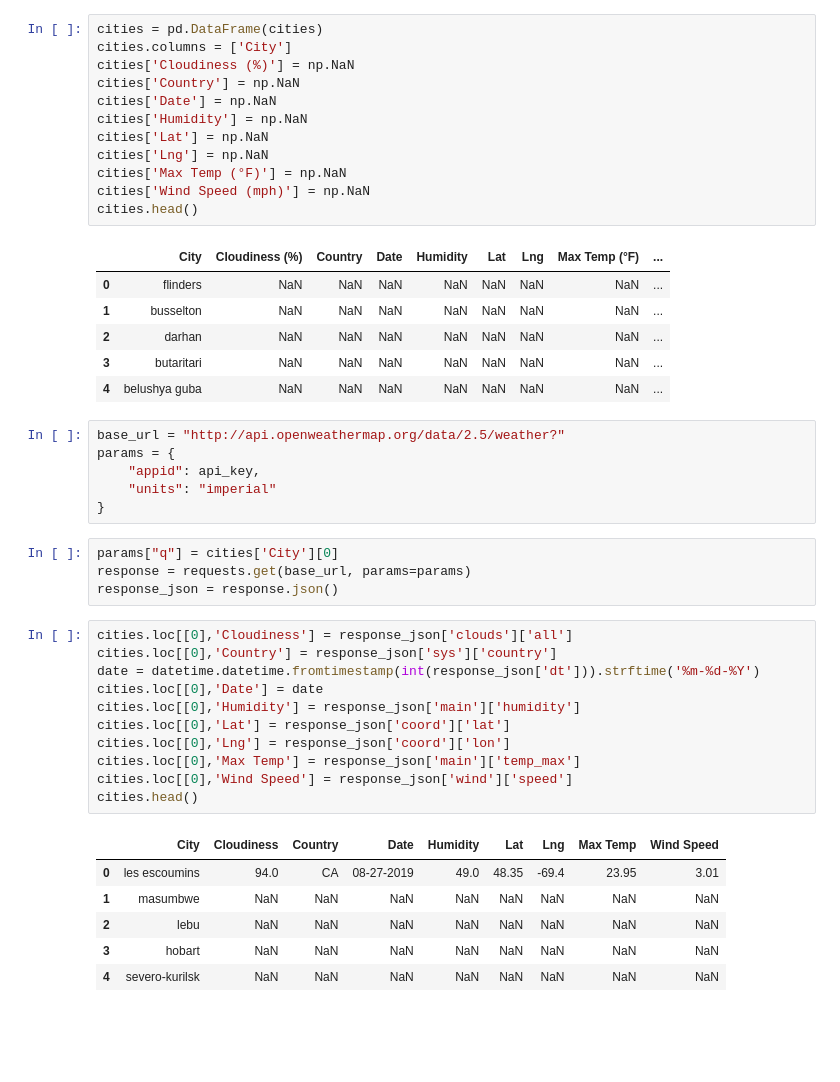
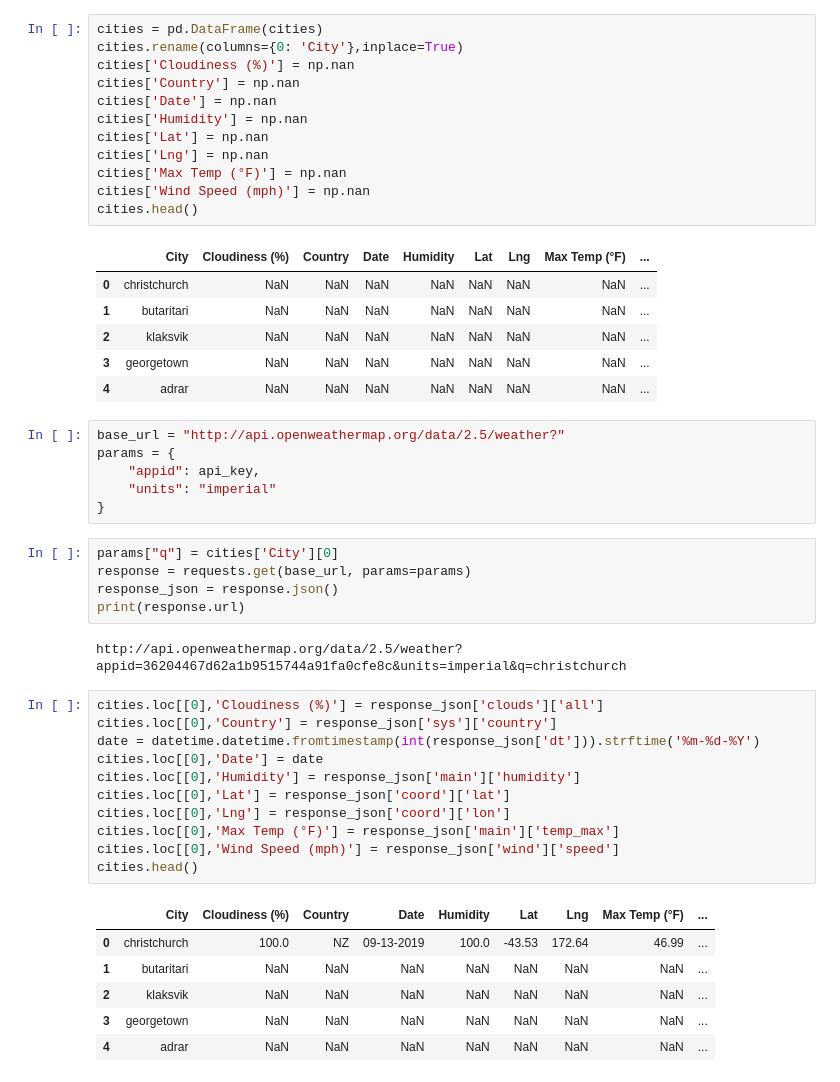
Before and after one commit to scross7/python-api-challenge, a Jupyter notebook: WeatherPy.ipynb, the cells around one changed output. Saved outputs shown, nothing was run; the diff lists cells and outputs as text; blank space fills up the shorter version.

```diff
--- a/WeatherPy.ipynb
+++ b/WeatherPy.ipynb
@@ -48,22 +46,22 @@ len(cities)
 # %%
 cities = pd.DataFrame(cities)
-cities.columns = ['City']
-cities['Cloudiness (%)'] = np.NaN
-cities['Country'] = np.NaN
-cities['Date'] = np.NaN
-cities['Humidity'] = np.NaN
-cities['Lat'] = np.NaN
-cities['Lng'] = np.NaN
-cities['Max Temp (°F)'] = np.NaN
-cities['Wind Speed (mph)'] = np.NaN
+cities.rename(columns={0: 'City'},inplace=True)
+cities['Cloudiness (%)'] = np.nan
+cities['Country'] = np.nan
+cities['Date'] = np.nan
+cities['Humidity'] = np.nan
+cities['Lat'] = np.nan
+cities['Lng'] = np.nan
+cities['Max Temp (°F)'] = np.nan
+cities['Wind Speed (mph)'] = np.nan
 cities.head()
 # %% [output]
 |  | City | Cloudiness (%) | Country | Date | Humidity | Lat | Lng | Max Temp (°F) | ... |
-| 0 | flinders | NaN | NaN | NaN | NaN | NaN | NaN | NaN | ... |
-| 1 | busselton | NaN | NaN | NaN | NaN | NaN | NaN | NaN | ... |
-| 2 | darhan | NaN | NaN | NaN | NaN | NaN | NaN | NaN | ... |
-| 3 | butaritari | NaN | NaN | NaN | NaN | NaN | NaN | NaN | ... |
-| 4 | belushya guba | NaN | NaN | NaN | NaN | NaN | NaN | NaN | ... |
+| 0 | christchurch | NaN | NaN | NaN | NaN | NaN | NaN | NaN | ... |
+| 1 | butaritari | NaN | NaN | NaN | NaN | NaN | NaN | NaN | ... |
+| 2 | klaksvik | NaN | NaN | NaN | NaN | NaN | NaN | NaN | ... |
+| 3 | georgetown | NaN | NaN | NaN | NaN | NaN | NaN | NaN | ... |
+| 4 | adrar | NaN | NaN | NaN | NaN | NaN | NaN | NaN | ... |
 # %%
 base_url = "http://api.openweathermap.org/data/2.5/weather?"
 params = {
@@ -74,22 +72,25 @@ params = {
 params["q"] = cities['City'][0]
 response = requests.get(base_url, params=params)
 response_json = response.json()
+print(response.url)
+# %% [output]
+http://api.openweathermap.org/data/2.5/weather?appid=36204467d62a1b9515744a91fa0cfe8c&units=imperial&q=christchurch
 # %%
-cities.loc[[0],'Cloudiness'] = response_json['clouds']['all']
+cities.loc[[0],'Cloudiness (%)'] = response_json['clouds']['all']
 cities.loc[[0],'Country'] = response_json['sys']['country']
 date = datetime.datetime.fromtimestamp(int(response_json['dt'])).strftime('%m-%d-%Y')
 cities.loc[[0],'Date'] = date
 cities.loc[[0],'Humidity'] = response_json['main']['humidity']
 cities.loc[[0],'Lat'] = response_json['coord']['lat']
 cities.loc[[0],'Lng'] = response_json['coord']['lon']
-cities.loc[[0],'Max Temp'] = response_json['main']['temp_max']
-cities.loc[[0],'Wind Speed'] = response_json['wind']['speed']
+cities.loc[[0],'Max Temp (°F)'] = response_json['main']['temp_max']
+cities.loc[[0],'Wind Speed (mph)'] = response_json['wind']['speed']
 cities.head()
 # %% [output]
-|  | City | Cloudiness | Country | Date | Humidity | Lat | Lng | Max Temp | Wind Speed |
-| 0 | les escoumins | 94.0 | CA | 08-27-2019 | 49.0 | 48.35 | -69.4 | 23.95 | 3.01 |
-| 1 | masumbwe | NaN | NaN | NaN | NaN | NaN | NaN | NaN | NaN |
-| 2 | lebu | NaN | NaN | NaN | NaN | NaN | NaN | NaN | NaN |
-| 3 | hobart | NaN | NaN | NaN | NaN | NaN | NaN | NaN | NaN |
-| 4 | severo-kurilsk | NaN | NaN | NaN | NaN | NaN | NaN | NaN | NaN |
+|  | City | Cloudiness (%) | Country | Date | Humidity | Lat | Lng | Max Temp (°F) | ... |
+| 0 | christchurch | 100.0 | NZ | 09-13-2019 | 100.0 | -43.53 | 172.64 | 46.99 | ... |
+| 1 | butaritari | NaN | NaN | NaN | NaN | NaN | NaN | NaN | ... |
+| 2 | klaksvik | NaN | NaN | NaN | NaN | NaN | NaN | NaN | ... |
+| 3 | georgetown | NaN | NaN | NaN | NaN | NaN | NaN | NaN | ... |
+| 4 | adrar | NaN | NaN | NaN | NaN | NaN | NaN | NaN | ... |
 # %%
```
Also changed, not shown: parts of 9 cells of this notebook, 5 other files.
